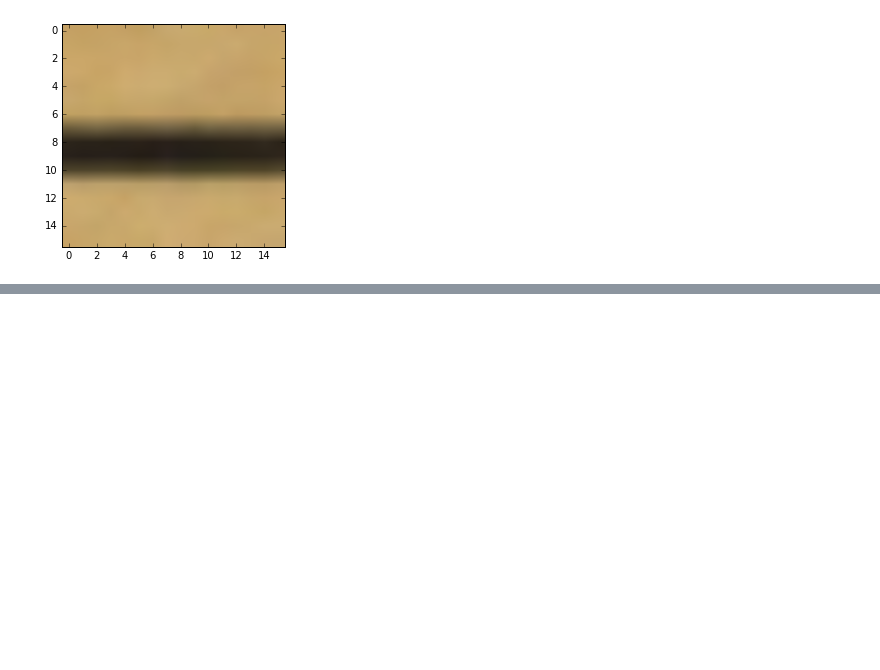
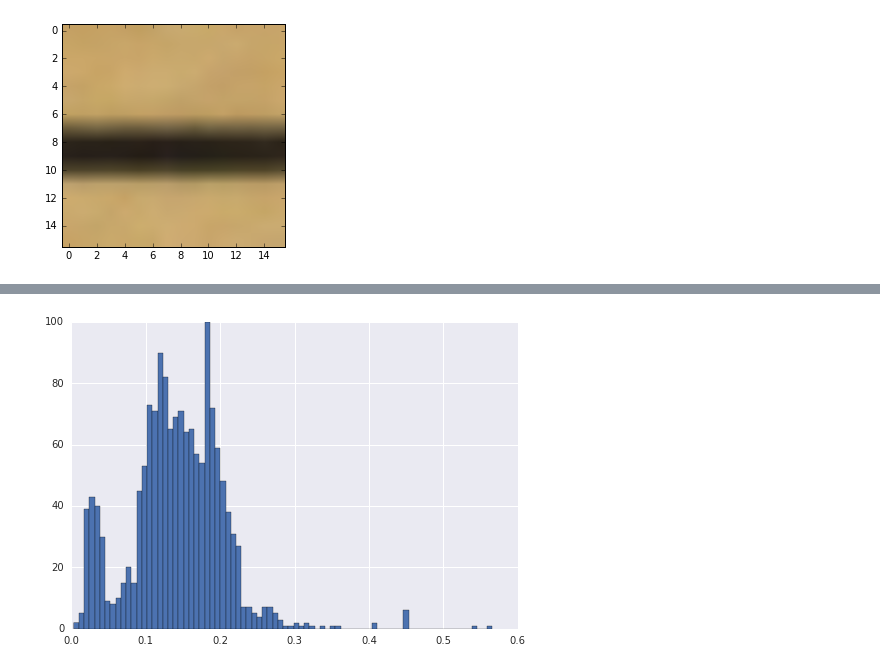
Before and after one commit to kaphka/catalog-ocr-test, a Jupyter notebook: clustering/vae_experiment1.ipynb, the cells around one changed output, grey strips where cells are left out. Saved outputs shown, nothing was run; the diff lists cells and outputs as text; code cells hidden in the pictures; blank space fills up the shorter version.

```diff
--- a/clustering/vae_experiment1.ipynb
+++ b/clustering/vae_experiment1.ipynb
@@ -314,0 +321,5 @@ vae.load_weights(op.join(vae_dir,vae_name + '.h5'))
+# %%
+images = map(random_img_tiles,card_cat_paths)
+card_cat_pred = np.array([np.mean(encoder.predict(sample),0) for sample in images])
+# %%
+card_cat_mean = np.array(card_cat_pred).mean(0)
@@ -314,0 +342,9 @@ vae.load_weights(op.join(vae_dir,vae_name + '.h5'))
+# %%
+x_test_encoded
+code_dist = lambda tiles: sd.euclidean(tiles,card_cat_mean)
+pred = np.stack(map(code_dist, x_test_encoded),0)
+# %%
+plt.hist(pred,bins=80)
+plt.show()
+# %% [output]
+[figure, added]
```
Also changed, not shown: parts of 20 cells of this notebook, 4 other files.
